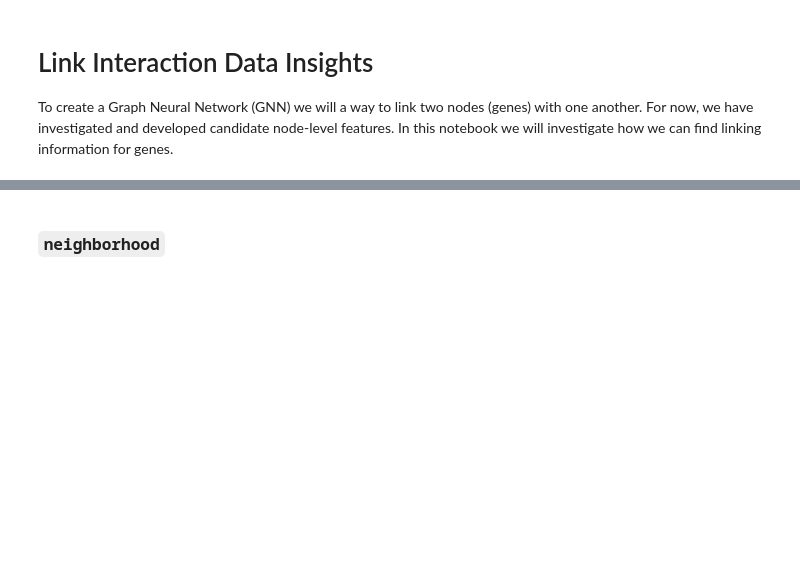
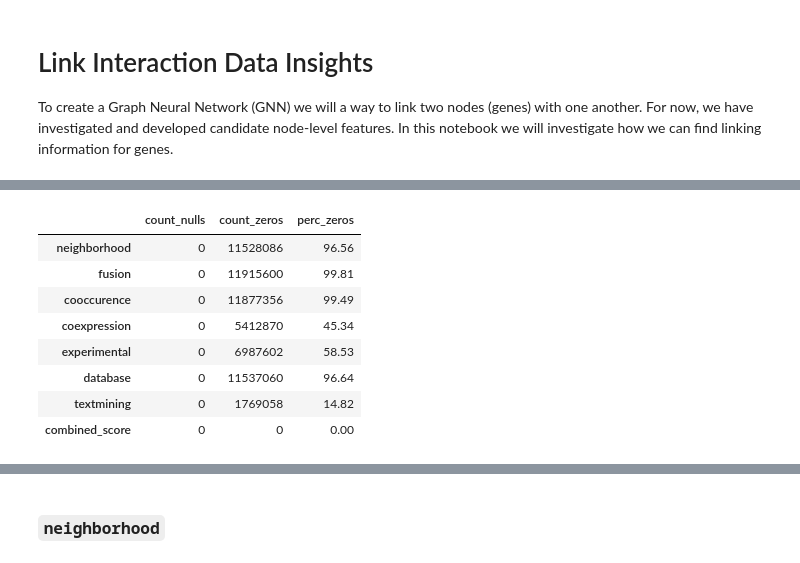
Before and after one commit to PeeteKeesel/gnn-for-drug-response-prediction, a Jupyter notebook: 07_Linking.ipynb, the cells around one changed output, grey strips where cells are left out. Cells and saved outputs as stored; diff of their text form; code cells hidden in the pictures; blank space fills up the shorter version.

```diff
--- a/07_Linking.ipynb
+++ b/07_Linking.ipynb
@@ -54,3 +289,19 @@ protein_links_v1.head(5)
+# %%
+# Check for missing values
+df_stats = protein_links_v2[protein_links_v2.columns[~protein_links_v2.columns.isin(['protein1', 'protein2'])]].apply(lambda x: sum(x.isnull())).to_frame(name='count_nulls')
+df_stats['count_zeros'] = protein_links_v2[protein_links_v2.columns[~protein_links_v2.columns.isin(['protein1', 'protein2'])]].apply(lambda x: sum(x==0))
+df_stats['perc_zeros'] = round(100*df_stats['count_zeros'] / protein_links_v2.shape[0], 2)
+df_stats
+# %% [output]
+|  | count_nulls | count_zeros | perc_zeros |
+| neighborhood | 0 | 11528086 | 96.56 |
+| fusion | 0 | 11915600 | 99.81 |
+| cooccurence | 0 | 11877356 | 99.49 |
+| coexpression | 0 | 5412870 | 45.34 |
+| experimental | 0 | 6987602 | 58.53 |
+| database | 0 | 11537060 | 96.64 |
+| textmining | 0 | 1769058 | 14.82 |
+| combined_score | 0 | 0 | 0.00 |
 # %%
 protein_links_v1.describe().apply(lambda s: s.apply('{0:.2f}'.format))
 # %% [output]
```
Also changed, not shown: parts of 31 cells of this notebook, 4 other files.
